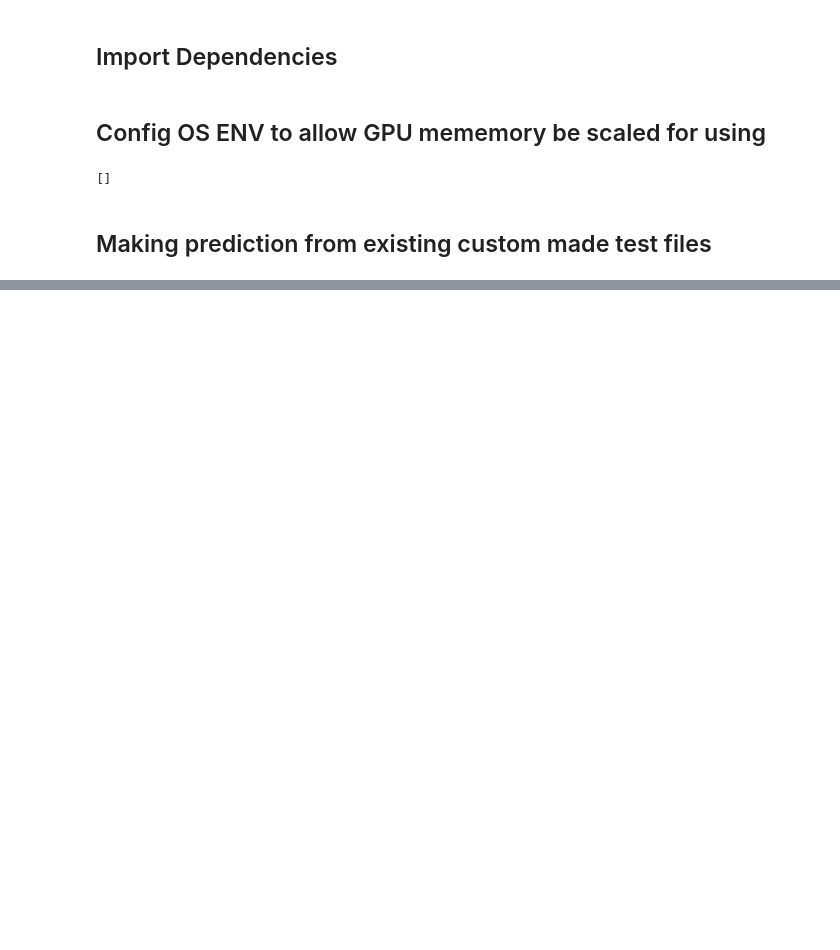
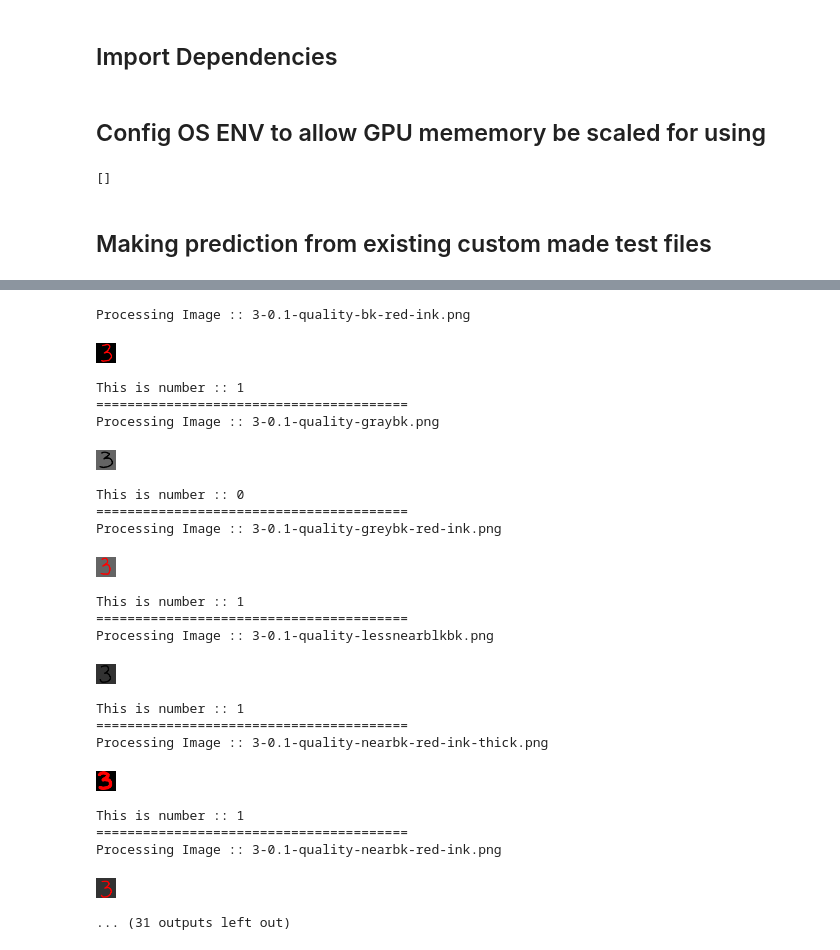
Before and after one commit to henryle-n/Handwriting-Prediction-Tensorflow2, a Jupyter notebook: OLD/Test-Trained-CNN-Blocks.ipynb, the cells around one changed output, grey strips where cells are left out. Drawn from its saved outputs; the diff is of its cells as text; code cells hidden in the pictures; blank space fills up the shorter version.

```diff
--- a/OLD/Test-Trained-CNN-Blocks.ipynb
+++ b/OLD/Test-Trained-CNN-Blocks.ipynb
@@ -139,6 +148,6 @@ Upon re-training the model, running the handwritten created by MS OneNote Functi
 # %%
 # create a list of all picture path inside test image folder
-base_path = "./images/test-img/num7-variant/"
+base_path = "../images/test-img/num7-variant/"
 img_list = [base_path + img for img in listdir(base_path) if isfile(join(base_path, img))]
 
 # looping thru each img and make prediction
@@ -169,3 +178,39 @@ This is number :: 0
 Processing Image :: 7-rainbow-ct.JPG
 [figure]
 ... (21 outputs left out)
+# %%
+# create a list of all picture path inside test image folder
+base_path = "../images/test-img/num3-variant/"
+img_list = [base_path + img for img in listdir(base_path) if isfile(join(base_path, img))]
+
+# looping thru each img and make prediction
+st_time = time()
+for ea_iter in tf.range(len(img_list)):
+    ea_iter = tf.cast(ea_iter, tf.int64)
+    img_predict(img_list[ea_iter])
+total_time = time() - st_time
+print (f'Total Prediction Run Time :: {round(total_time, 3)} seconds || {len(img_list)} images')
+# %% [output]
+Processing Image :: 3-0.1-quality-bk-red-ink.png
+[figure, added]
+This is number :: 1
+========================================
+Processing Image :: 3-0.1-quality-graybk.png
+[figure, added]
+This is number :: 0
+========================================
+Processing Image :: 3-0.1-quality-greybk-red-ink.png
+[figure, added]
+This is number :: 1
+========================================
+Processing Image :: 3-0.1-quality-lessnearblkbk.png
+[figure, added]
+This is number :: 1
+========================================
+Processing Image :: 3-0.1-quality-nearbk-red-ink-thick.png
+[figure, added]
+This is number :: 1
+========================================
+Processing Image :: 3-0.1-quality-nearbk-red-ink.png
+[figure, added]
+... (31 outputs left out)
```
Also changed, not shown: parts of 8 cells of this notebook, 50 other files.
